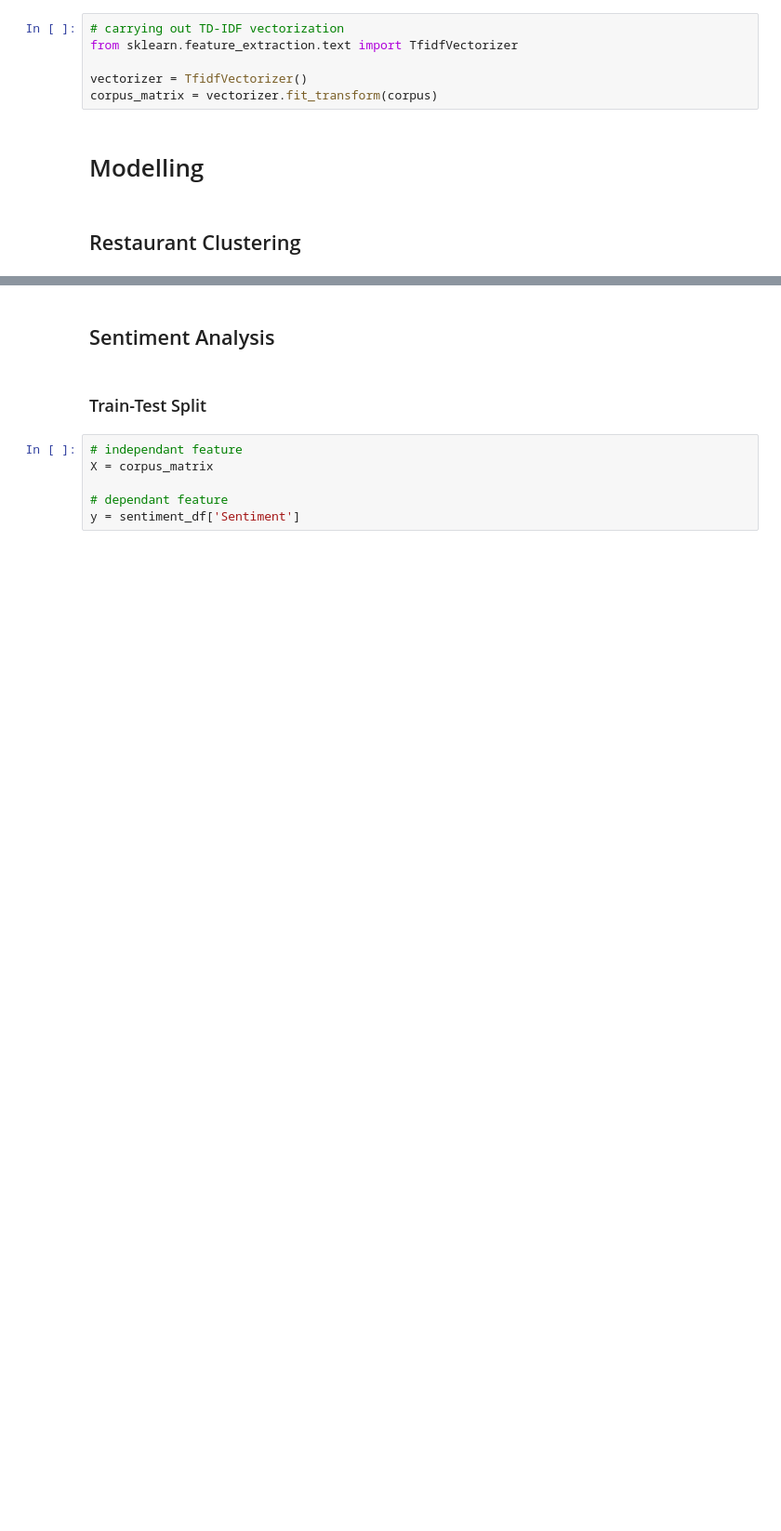
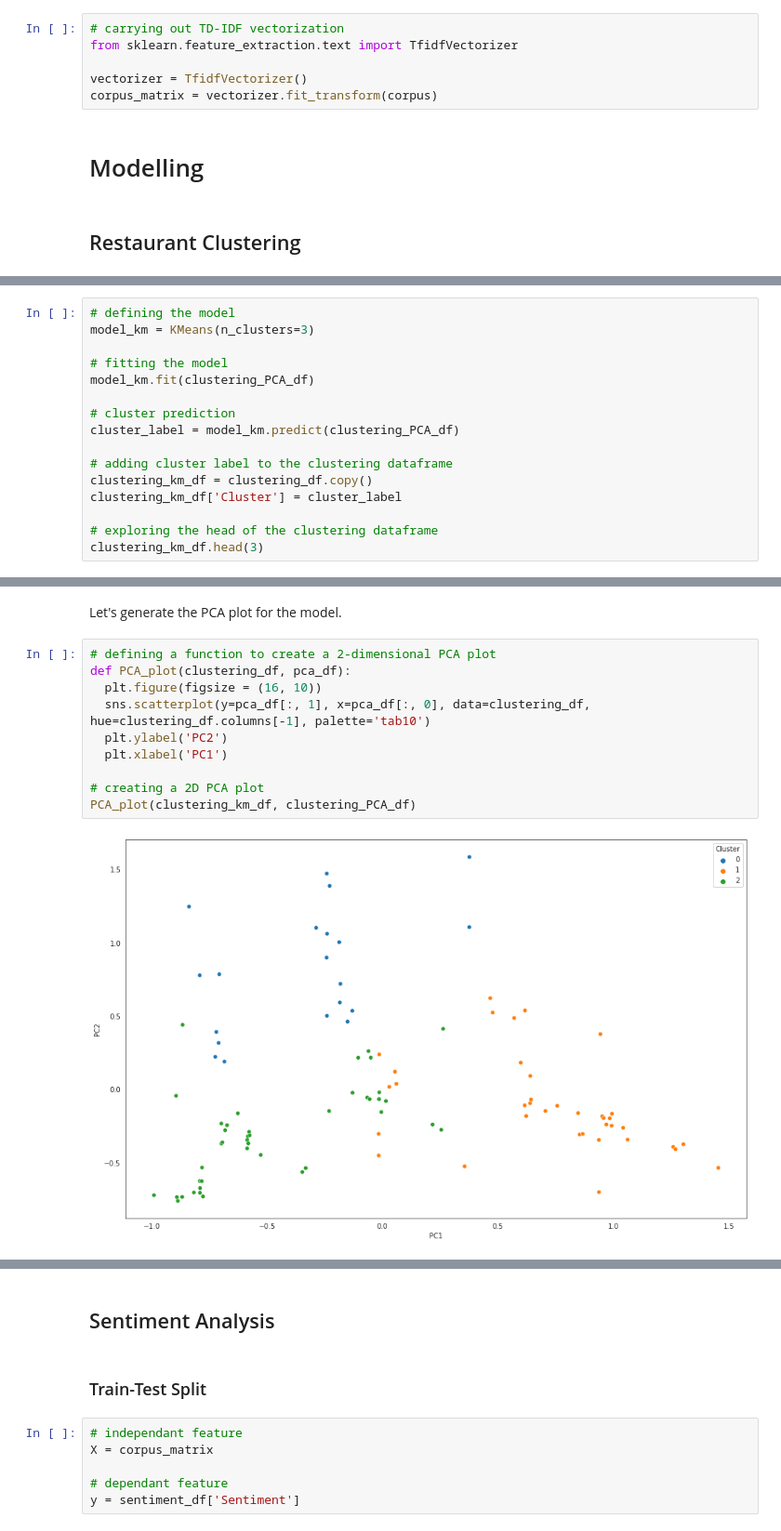
Before and after one commit to connect-midhunr/zomato-restaurant-clustering-and-sentiment-analysis, a Jupyter notebook: Zomato_Restaurant_Clustering_and_Sentiment_Analysis.ipynb, the cells around one changed output, grey strips where cells are left out. Shown at 93% size. Cells and saved outputs as stored; diff of their text form; blank space fills up the shorter version.

```diff
--- a/Zomato_Restaurant_Clustering_and_Sentiment_Analysis.ipynb
+++ b/Zomato_Restaurant_Clustering_and_Sentiment_Analysis.ipynb
@@ -779,0 +974,16 @@ corpus_matrix = vectorizer.fit_transform(corpus)
+# %%
+# defining the model
+model_km = KMeans(n_clusters=3)
+
+# fitting the model
+model_km.fit(clustering_PCA_df)
+
+# cluster prediction
+cluster_label = model_km.predict(clustering_PCA_df)
+
+# adding cluster label to the clustering dataframe
+clustering_km_df = clustering_df.copy()
+clustering_km_df['Cluster'] = cluster_label
+
+# exploring the head of the clustering dataframe
+clustering_km_df.head(3)
@@ -779,0 +996,14 @@ corpus_matrix = vectorizer.fit_transform(corpus)
+# %% [markdown]
+Let's generate the PCA plot for the model.
+# %%
+# defining a function to create a 2-dimensional PCA plot
+def PCA_plot(clustering_df, pca_df):
+  plt.figure(figsize = (16, 10))
+  sns.scatterplot(y=pca_df[:, 1], x=pca_df[:, 0], data=clustering_df, hue=clustering_df.columns[-1], palette='tab10')
+  plt.ylabel('PC2')
+  plt.xlabel('PC1')
+
+# creating a 2D PCA plot
+PCA_plot(clustering_km_df, clustering_PCA_df)
+# %% [output]
+[figure, added]
```
Also changed, not shown: parts of 51 cells of this notebook.
